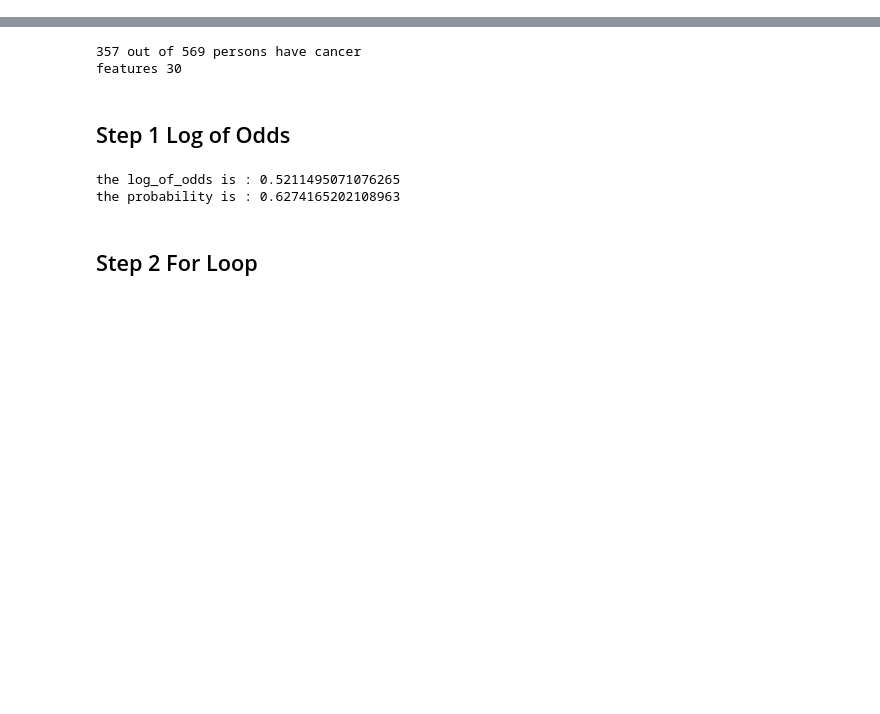
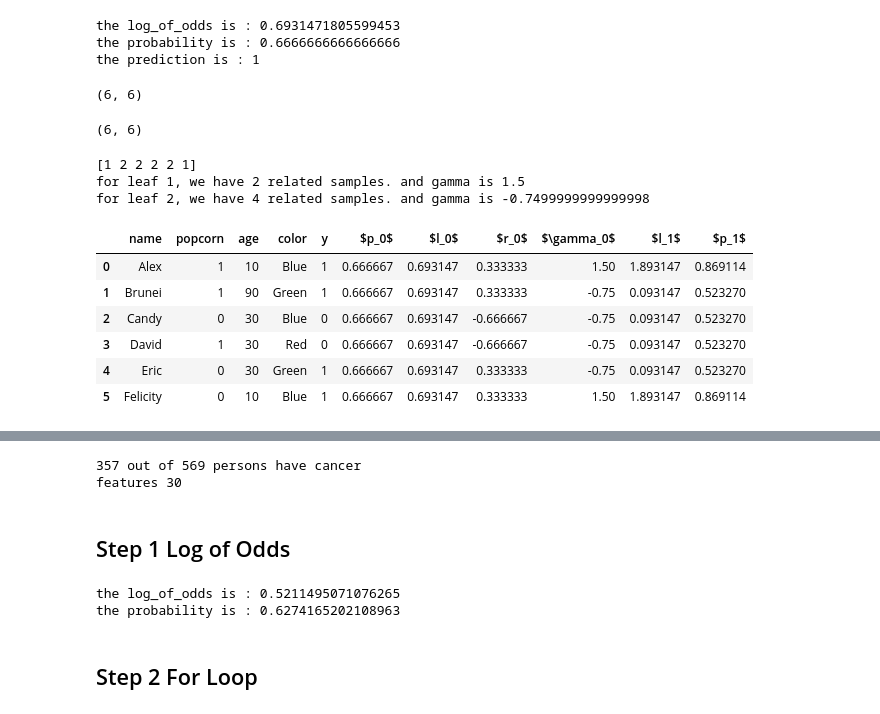
Before and after one commit to EricWebsmith/machine_learning_from_scrach, a Jupyter notebook: Gradiant_Boosting_Classification.ipynb, the cells around one changed output, grey strips where cells are left out. Saved outputs shown, nothing was run; the diff lists cells and outputs as text; code cells hidden in the pictures; blank space fills up the shorter version.

```diff
--- a/Gradiant_Boosting_Classification.ipynb
+++ b/Gradiant_Boosting_Classification.ipynb
@@ -7,0 +290,14 @@ import matplotlib.pyplot as plt
+# %%
+log_of_odds0=np.log(4 / 2)
+probability0=np.exp(log_of_odds0)/(np.exp(log_of_odds0)+1)
+print(f'the log_of_odds is : {log_of_odds0}')
+print(f'the probability is : {probability0}')
+predict0=1
+print(f'the prediction is : 1')
+n_samples=6
+
+loss0=-(y*np.log(probability0)+(1-y)*np.log(1-probability0))
+# %% [output]
+the log_of_odds is : 0.6931471805599453
+the probability is : 0.6666666666666666
+the prediction is : 1
@@ -7,0 +325,8 @@ import matplotlib.pyplot as plt
+# %%
+residuals.shape
+# %% [output]
+(6, 6)
+# %%
+probabilities.shape
+# %% [output]
+(6, 6)
@@ -7,0 +382,13 @@ import matplotlib.pyplot as plt
+# %%
+iteration(0)
+# %% [output]
+[1 2 2 2 2 1]
+for leaf 1, we have 2 related samples. and gamma is 1.5
+for leaf 2, we have 4 related samples. and gamma is -0.7499999999999998
+|  | name | popcorn | age | color | y | $p_0$ | $l_0$ | $r_0$ | $\gamma_0$ | $l_1$ | $p_1$ |
+| 0 | Alex | 1 | 10 | Blue | 1 | 0.666667 | 0.693147 | 0.333333 | 1.50 | 1.893147 | 0.869114 |
+| 1 | Brunei | 1 | 90 | Green | 1 | 0.666667 | 0.693147 | 0.333333 | -0.75 | 0.093147 | 0.523270 |
+| 2 | Candy | 0 | 30 | Blue | 0 | 0.666667 | 0.693147 | -0.666667 | -0.75 | 0.093147 | 0.523270 |
+| 3 | David | 1 | 30 | Red | 0 | 0.666667 | 0.693147 | -0.666667 | -0.75 | 0.093147 | 0.523270 |
+| 4 | Eric | 0 | 30 | Green | 1 | 0.666667 | 0.693147 | 0.333333 | -0.75 | 0.093147 | 0.523270 |
+| 5 | Felicity | 0 | 10 | Blue | 1 | 0.666667 | 0.693147 | 0.333333 | 1.50 | 1.893147 | 0.869114 |
```
Also changed, not shown: parts of 36 cells of this notebook, 4 other files.
